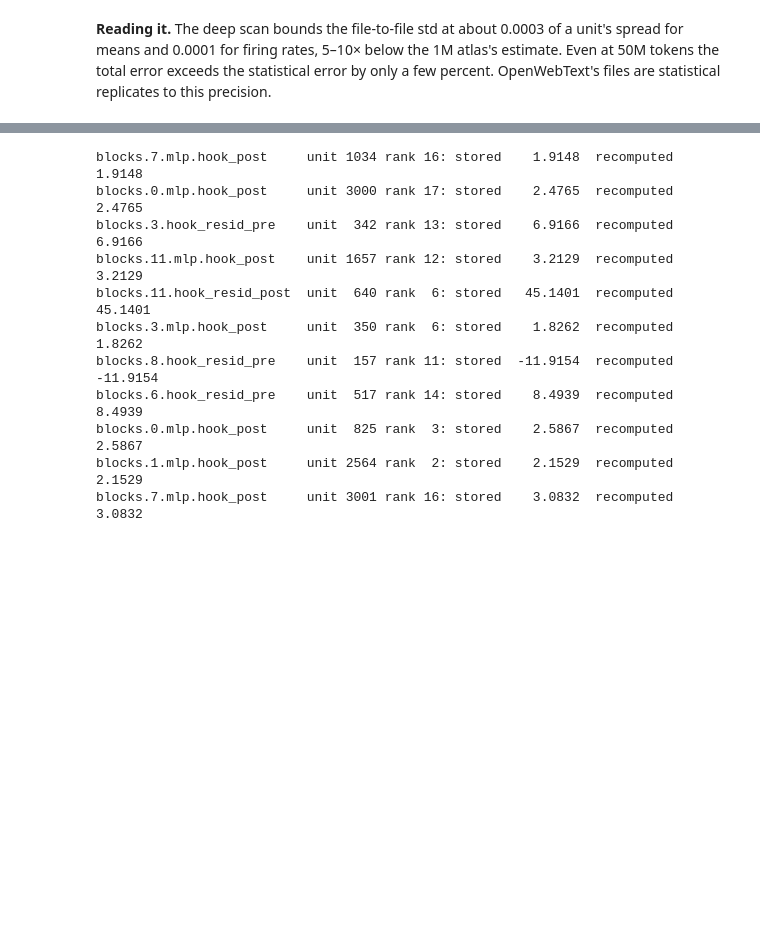
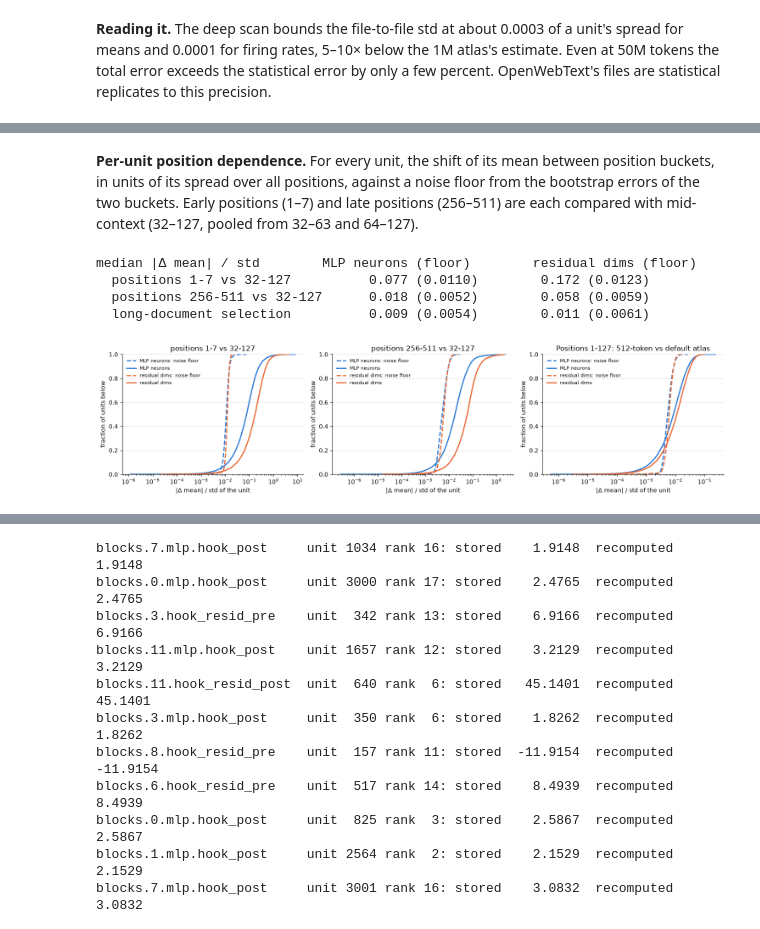
Before and after one commit to rreece/gpt2-atlas, a Jupyter notebook: notebooks/atlas.ipynb, the cells around one changed output, grey strips where cells are left out. Saved outputs shown, nothing was run; the diff lists cells and outputs as text; code cells hidden in the pictures; blank space fills up the shorter version.

Commit message:
context length dependency

```diff
--- a/notebooks/atlas.ipynb
+++ b/notebooks/atlas.ipynb
@@ -723,0 +833,64 @@ only a few percent. OpenWebText's files are statistical replicates to this preci
+# %% [markdown]
+**Per-unit position dependence.** For every unit, the shift of its mean between position buckets, in units of its
+spread over all positions, against a noise floor from the bootstrap errors of the two buckets. Early positions
+(1–7) and late positions (256–511) are each compared with mid-context (32–127, pooled from 32–63 and 64–127).
+# %%
+n512 = duckdb.sql(f"select * from '{A512 / 'neurons.parquet'}'").df().set_index(["hook", "unit"])
+
+def pooled(df, bucket_ids):
+    """Pool position buckets per unit: Chan-merged mean and std, and the error on the mean taken as fully correlated
+    across buckets (an upper bound: the same documents feed every bucket)."""
+    g = df[df.bucket.isin(bucket_ids)].copy()
+    g["sx"], g["ss"] = g.n * g["mean"], g.n * (g["std"] ** 2 + g["mean"] ** 2)
+    g["se"] = g.n * g["mean_err"]
+    s = g.groupby(["hook", "unit"])[["n", "sx", "ss", "se"]].sum()
+    mean = s.sx / s.n
+    return pd.DataFrame({"n": s.n, "mean": mean, "std": np.sqrt(s.ss / s.n - mean**2), "mean_err": s.se / s.n})
+
+mid = pooled(pos, [5, 6])
+comparisons = {"positions 1-7 vs 32-127": pooled(pos, [0, 1, 2]), "positions 256-511 vs 32-127": pooled(pos, [8])}
+spread = n512["std"]
+fig, axes = plt.subplots(1, 3, figsize=(15, 3.8))
+print("median |Δ mean| / std        MLP neurons (floor)        residual dims (floor)")
+for ax, (label, other) in zip(axes, comparisons.items()):
+    d = (other["mean"] - mid["mean"]).abs() / spread.loc[other.index]
+    fl = np.sqrt(other["mean_err"] ** 2 + mid["mean_err"] ** 2) / spread.loc[other.index]
+    kinds = n512.loc[other.index, "kind"].to_numpy()
+    row = []
+    for i, (kind, name) in enumerate([("post", "MLP neurons"), ("resid", "residual dims")]):
+        k = kinds == kind
+        for vals, ls, lab in [(fl[k], "--", f"{name}: noise floor"), (d[k], "-", name)]:
+            v = np.sort(vals.dropna().to_numpy())
+            ax.plot(v, np.arange(1, len(v) + 1) / len(v), color=C[i], ls=ls, lw=2, label=lab)
+        row.append(f"{np.median(d[k]):10.3f} ({np.median(fl[k]):.4f})")
+    print(f"  {label:28s}" + "   ".join(row))
+    ax.set(xscale="log", ylim=(0, 1), title=label, xlabel="|Δ mean| / std of the unit", ylabel="fraction of units below")
+    ax.legend(frameon=False, fontsize=8)
+
+# Document selection: positions 1-127 here (documents of at least 511 tokens) vs the default atlas (at least 127).
+sel = pooled(pos, list(range(7)))
+a128 = neurons.set_index(["hook", "unit"])
+d = (sel["mean"] - a128.loc[sel.index, "mean"]).abs() / a128.loc[sel.index, "std"]
+fl = np.sqrt(sel["mean_err"] ** 2 + a128.loc[sel.index, "mean_err"] ** 2) / a128.loc[sel.index, "std"]
+kinds = a128.loc[sel.index, "kind"].to_numpy()
+row = []
+for i, (kind, name) in enumerate([("post", "MLP neurons"), ("resid", "residual dims")]):
+    k = kinds == kind
+    for vals, ls, lab in [(fl[k], "--", f"{name}: noise floor"), (d[k], "-", name)]:
+        v = np.sort(vals.dropna().to_numpy())
+        axes[2].plot(v, np.arange(1, len(v) + 1) / len(v), color=C[i], ls=ls, lw=2, label=lab)
+    row.append(f"{np.median(d[k]):10.3f} ({np.median(fl[k]):.4f})")
+print(f"  {'long-document selection':28s}" + "   ".join(row))
+axes[2].set(xscale="log", ylim=(0, 1), title="Positions 1-127: 512-token vs default atlas", xlabel="|Δ mean| / std of the unit",
+            ylabel="fraction of units below")
+axes[2].legend(frameon=False, fontsize=8)
+for ax in axes:
+    tidy(ax)
+plt.tight_layout()
+save(fig, "results_position_units")
+# %% [output]
+median |Δ mean| / std        MLP neurons (floor)        residual dims (floor)
+  positions 1-7 vs 32-127          0.077 (0.0110)        0.172 (0.0123)
+  positions 256-511 vs 32-127      0.018 (0.0052)        0.058 (0.0059)
+  long-document selection          0.009 (0.0054)        0.011 (0.0061)
+[figure, added]
```
Also changed, not shown: parts of 6 cells of this notebook, 4 other files.
